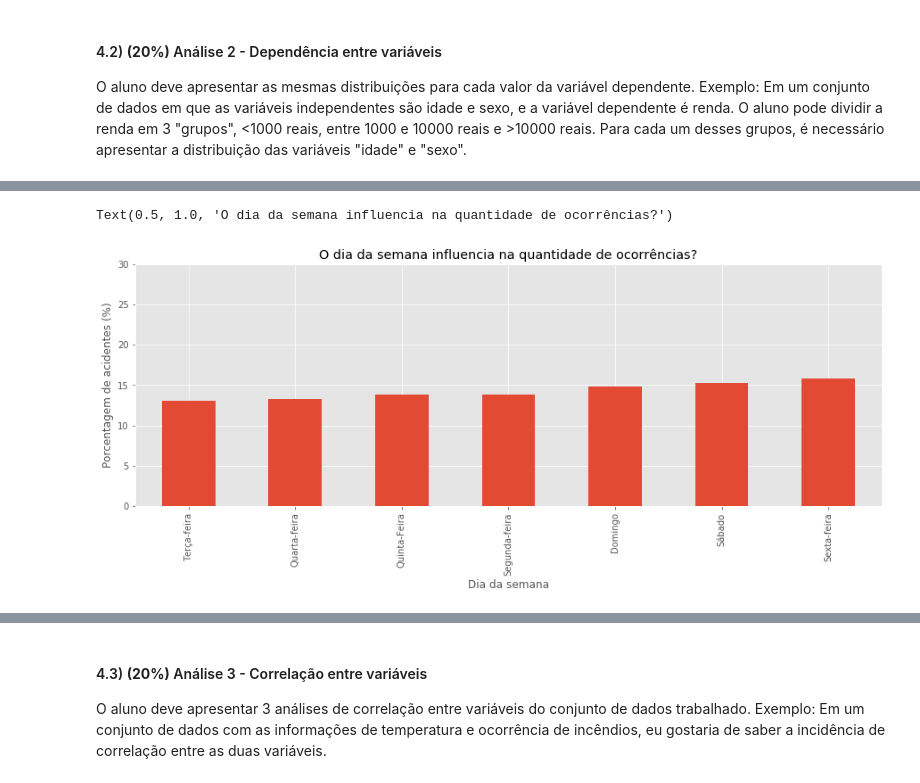
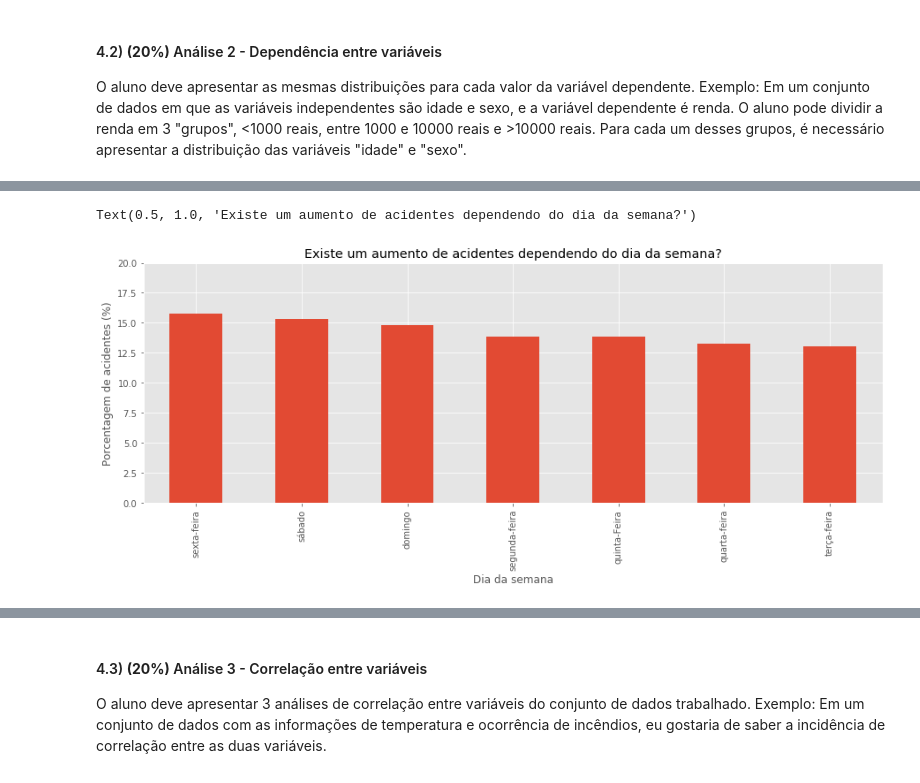
Before and after one commit to LilianeAquino/aed_projeto_1, a Jupyter notebook: template.ipynb, the cells around one changed output, grey strips where cells are left out. Saved outputs shown, nothing was run; the diff lists cells and outputs as text; code cells hidden in the pictures.

```diff
--- a/template.ipynb
+++ b/template.ipynb
@@ -159,7 +159,6 @@ df['data'] = pd.to_datetime(df['data'])
 
 df['ano'] = df['data'].dt.year
 df['mes'] = df['data'].dt.month
-df['dia'] = df['data'].dt.day
 
 df.drop(['data_inversa', 'horario'], axis=1, inplace=True)
 # %%
@@ -357,0 +381,9 @@ df_2007_2018.head()
+# %%
+round((df_2007_2018.groupby(['estacao_do_ano'])['id'].count() * 100) / len(df_2007_2018), 2).sort_values(ascending=False).plot.bar()
+
+plt.rcParams['figure.figsize'] = [15, 5]
+plt.ylim(0, 30)
+
+plt.ylabel('Porcentagem de acidentes (%)')
+plt.xlabel('Estação do ano (BR)')
+plt.title('Existe um aumento de acidentes dependendo da estação do ano?')
@@ -358,12 +393,12 @@ df_2007_2018.head()
 # %%
 DIAS = [
-    'Segunda-feira',
-    'Terça-feira',
-    'Quarta-feira',
-    'Quinta-Feira',
-    'Sexta-feira',
-    'Sábado',
-    'Domingo'
+    'segunda-feira',
+    'terça-feira',
+    'quarta-feira',
+    'quinta-Feira',
+    'sexta-feira',
+    'sábado',
+    'domingo'
 ]
 
 def dia_semana(data):
@@ -375,4 +410,3 @@ def dia_semana(data):
     return dia_semana
 
 df_2007_2018['dia_da_semana'] = df_2007_2018['data'].apply(dia_semana)
-df_2007_2018.tail()
@@ -387,12 +413,13 @@ df_2007_2018.tail()
 # %%
-round((df_2007_2018.groupby(['dia_da_semana'])['id'].count() * 100) / len(df_2007_2018), 2).sort_values(ascending=True).plot.bar()
+round((df_2007_2018.groupby(['dia_da_semana'])['id'].count() * 100) / len(df_2007_2018), 2).sort_values(ascending=False).plot.bar()
+
 
 plt.rcParams['figure.figsize'] = [15, 5]
-plt.ylim(0, 30)
+plt.ylim(0, 20)
 
 plt.ylabel('Porcentagem de acidentes (%)')
 plt.xlabel('Dia da semana')
-plt.title('O dia da semana influencia na quantidade de ocorrências?')
+plt.title('Existe um aumento de acidentes dependendo do dia da semana?')
 # %% [output]
-Text(0.5, 1.0, 'O dia da semana influencia na quantidade de ocorrências?')
+Text(0.5, 1.0, 'Existe um aumento de acidentes dependendo do dia da semana?')
-[figure, old version]
+[figure, new version]
```
Also changed, not shown: parts of 23 cells of this notebook.
